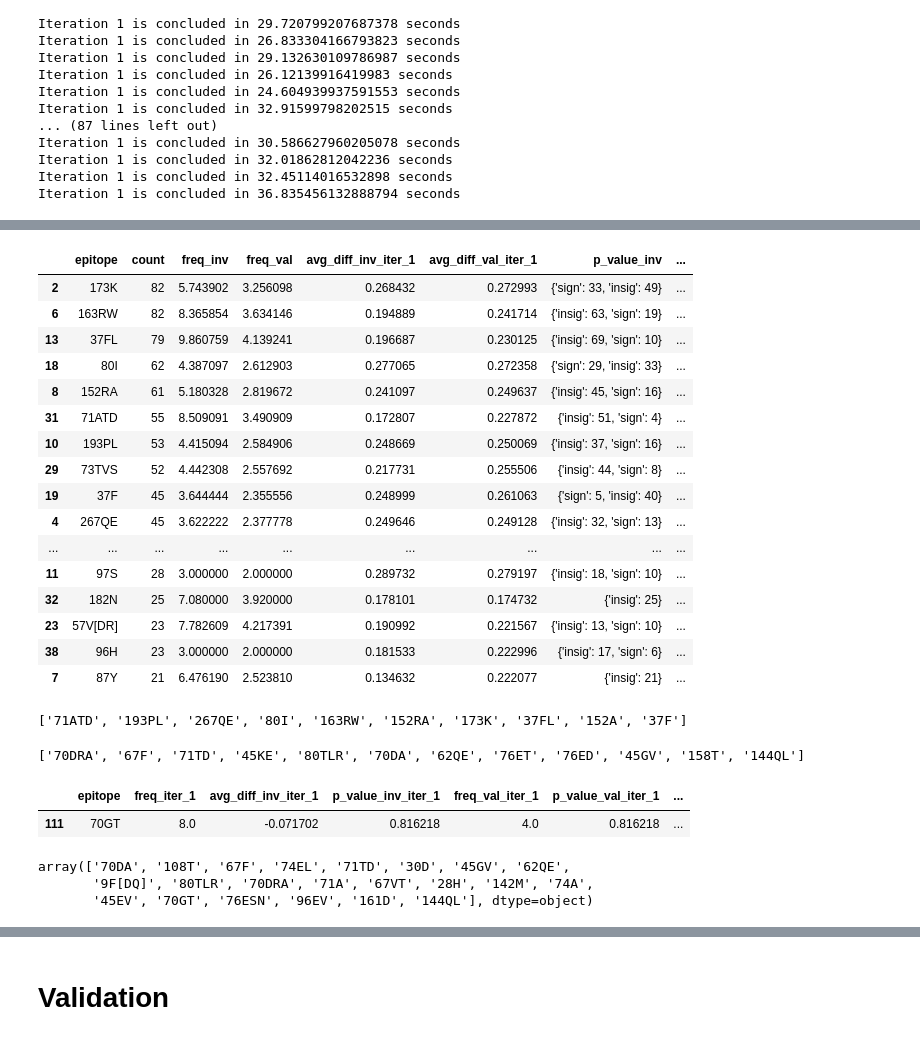
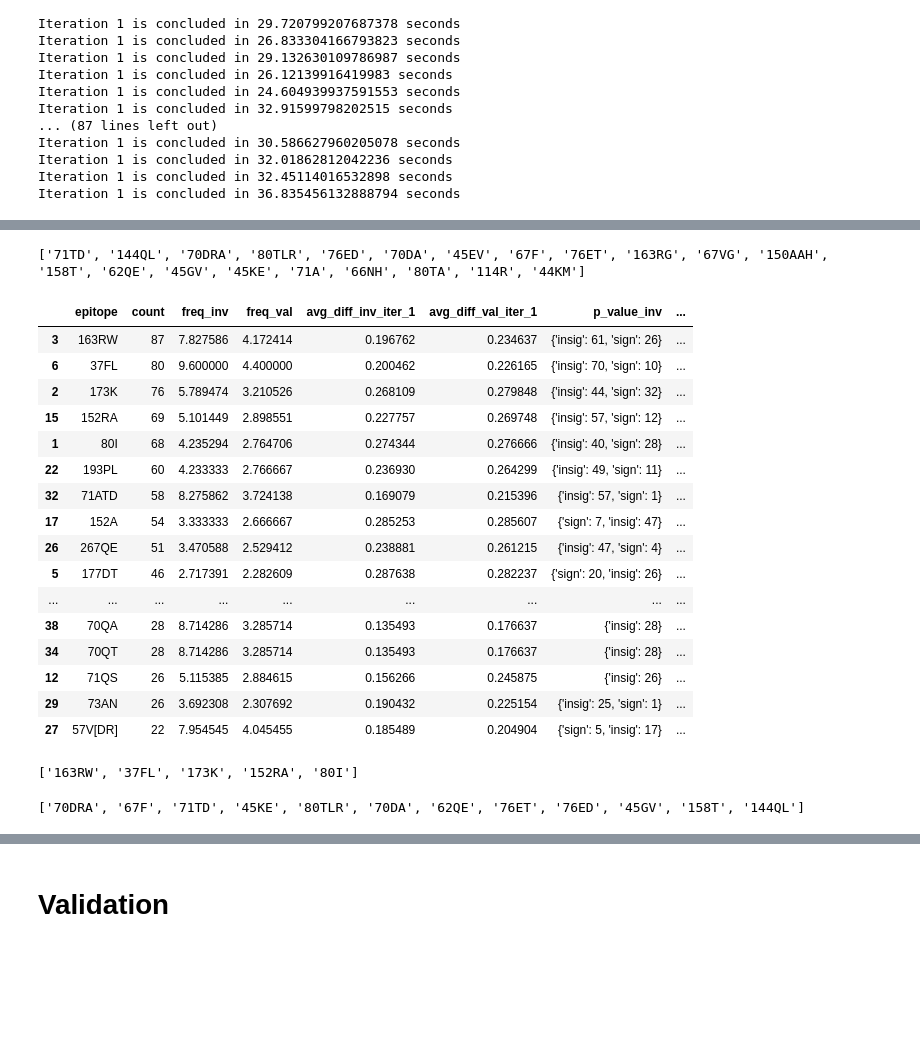
Before and after one commit to umcu-stride/desa_paper, a Jupyter notebook: Notebooks/epitope_relevance/investigation-validation/relevant_epitopes_automation.ipynb, the cells around one changed output, grey strips where cells are left out. Cells and saved outputs as stored; diff of their text form; code cells hidden in the pictures; blank space fills up the shorter version.

Commit message:
updated the new figures for inv/val results

```diff
--- a/Notebooks/epitope_relevance/investigation-validation/relevant_epitopes_automation.ipynb
+++ b/Notebooks/epitope_relevance/investigation-validation/relevant_epitopes_automation.ipynb
@@ -202,14 +202,16 @@ Iteration 1 is concluded in 36.835456132888794 seconds
 # %%
 import pickle
 
+path = '/Users/Danial/Repos/STRIDE/desa_paper/data/results_final.pickle'
+
 # save
-filehandler = open('results_final.pickle', 'wb')
-pickle.dump(res, filehandler)
+# filehandler = open(path, 'wb')
+# pickle.dump(res, filehandler)
 # load
-# fileObj = open('results.pickle', 'rb')
-# res = pickle.load(fileObj)
+fileObj = open(path, 'rb')
+res = pickle.load(fileObj)
 
-# df_res, df_sum = [tup[1] for tup in res], [tup[0] for tup in res]
+df_res, df_sum = [tup[1] for tup in res], [tup[0] for tup in res]
 # %%
 def analyse_results(df, threshold:float, val:bool, output:str, relevance:str):
     if val: # Both investigation & validation
@@ -226,7 +228,7 @@ def analyse_results(df, threshold:float, val:bool, output:str, relevance:str):
 
     return {'df': df_ep, 'epitope': set(df_ep.epitope.tolist())}.get(output)
 # %%
-def analyse_results_ext(dfs, threshold:float, val:bool, relevance:str):
+def analyse_results_ext(dfs, threshold:float, val:bool, relevance:str, p_val=0.2):
     from collections import defaultdict, Counter
     from statistics import mean
     agg_dict = defaultdict(lambda: defaultdict(list))
@@ -243,7 +245,7 @@ def analyse_results_ext(dfs, threshold:float, val:bool, relevance:str):
             else: # threshold should be negative
                 df_ep = df[df.avg_diff_inv_iter_1 < threshold]
         for ep in df_ep.epitope.unique():
-            df_filt = df[df.epitope == ep]
+            df_filt = df_ep[df_ep.epitope == ep]
             agg_dict[ep]['count'].append(1)
             agg_dict[ep]['freq_inv'].append(df_filt['freq_iter_1'].values[0])
             agg_dict[ep]['freq_val'].append(df_filt['freq_val_iter_1'].values[0])
@@ -259,8 +261,8 @@ def analyse_results_ext(dfs, threshold:float, val:bool, relevance:str):
     df_final['freq_val'] = df_final['freq_val'].apply(mean)
     df_final['avg_diff_inv_iter_1'] = df_final['avg_diff_inv_iter_1'].apply(mean)
     df_final['avg_diff_val_iter_1'] = df_final['avg_diff_val_iter_1'].apply(mean)
-    # df_final['p_value_inv'] = df_final['p_value_inv'].apply(lambda x: Counter(['sign' if pval < 0.2 else 'insig' for pval in x]))
-    # df_final['p_value_val'] = df_final['p_value_val'].apply(lambda x: Counter(['sign' if pval < 0.2 else 'insig' for pval in x]))
+    df_final['p_value_inv'] = df_final['p_value_inv'].apply(lambda x: Counter(['sign' if pval < p_val else 'insig' for pval in x]))
+    df_final['p_value_val'] = df_final['p_value_val'].apply(lambda x: Counter(['sign' if pval < p_val else 'insig' for pval in x]))
 
     return df_final.sort_values(by='count', ascending=False)
 # %%
@@ -287,41 +294,33 @@ ep_count_bad_ext
+# %%
+print(ep_count_bad[ep_count_bad['count'].ge(30)].epitope.tolist())
+# %% [output]
+['71TD', '144QL', '70DRA', '80TLR', '76ED', '70DA', '45EV', '67F', '76ET', '163RG', '67VG', '150AAH', '158T', '62QE', '45GV', '45KE', '71A', '66NH', '80TA', '114R', '44KM']
 # %%
-ep_count_good_ext = analyse_results_ext(df_res, +0.1, val=True, relevance='good')
-ep_count_good_ext.head(30)
+ep_count_good = analyse_results_ext(df_res, +0.1, val=True, relevance='good')
+ep_count_good.head(30)
 # %% [output]
 |  | epitope | count | freq_inv | freq_val | avg_diff_inv_iter_1 | avg_diff_val_iter_1 | p_value_inv | ... |
-| 2 | 173K | 82 | 5.743902 | 3.256098 | 0.268432 | 0.272993 | {'sign': 33, 'insig': 49} | ... |
-| 6 | 163RW | 82 | 8.365854 | 3.634146 | 0.194889 | 0.241714 | {'insig': 63, 'sign': 19} | ... |
-| 13 | 37FL | 79 | 9.860759 | 4.139241 | 0.196687 | 0.230125 | {'insig': 69, 'sign': 10} | ... |
-| 18 | 80I | 62 | 4.387097 | 2.612903 | 0.277065 | 0.272358 | {'sign': 29, 'insig': 33} | ... |
-| 8 | 152RA | 61 | 5.180328 | 2.819672 | 0.241097 | 0.249637 | {'insig': 45, 'sign': 16} | ... |
-| 31 | 71ATD | 55 | 8.509091 | 3.490909 | 0.172807 | 0.227872 | {'insig': 51, 'sign': 4} | ... |
-| 10 | 193PL | 53 | 4.415094 | 2.584906 | 0.248669 | 0.250069 | {'insig': 37, 'sign': 16} | ... |
-| 29 | 73TVS | 52 | 4.442308 | 2.557692 | 0.217731 | 0.255506 | {'insig': 44, 'sign': 8} | ... |
-| 19 | 37F | 45 | 3.644444 | 2.355556 | 0.248999 | 0.261063 | {'sign': 5, 'insig': 40} | ... |
-| 4 | 267QE | 45 | 3.622222 | 2.377778 | 0.249646 | 0.249128 | {'insig': 32, 'sign': 13} | ... |
+| 3 | 163RW | 87 | 7.827586 | 4.172414 | 0.196762 | 0.234637 | {'insig': 61, 'sign': 26} | ... |
+| 6 | 37FL | 80 | 9.600000 | 4.400000 | 0.200462 | 0.226165 | {'insig': 70, 'sign': 10} | ... |
+| 2 | 173K | 76 | 5.789474 | 3.210526 | 0.268109 | 0.279848 | {'insig': 44, 'sign': 32} | ... |
+| 15 | 152RA | 69 | 5.101449 | 2.898551 | 0.227757 | 0.269748 | {'insig': 57, 'sign': 12} | ... |
+| 1 | 80I | 68 | 4.235294 | 2.764706 | 0.274344 | 0.276666 | {'insig': 40, 'sign': 28} | ... |
+| 22 | 193PL | 60 | 4.233333 | 2.766667 | 0.236930 | 0.264299 | {'insig': 49, 'sign': 11} | ... |
+| 32 | 71ATD | 58 | 8.275862 | 3.724138 | 0.169079 | 0.215396 | {'insig': 57, 'sign': 1} | ... |
+| 17 | 152A | 54 | 3.333333 | 2.666667 | 0.285253 | 0.285607 | {'sign': 7, 'insig': 47} | ... |
+| 26 | 267QE | 51 | 3.470588 | 2.529412 | 0.238881 | 0.261215 | {'insig': 47, 'sign': 4} | ... |
+| 5 | 177DT | 46 | 2.717391 | 2.282609 | 0.287638 | 0.282237 | {'sign': 20, 'insig': 26} | ... |
 | ... | ... | ... | ... | ... | ... | ... | ... | ... |
-| 11 | 97S | 28 | 3.000000 | 2.000000 | 0.289732 | 0.279197 | {'insig': 18, 'sign': 10} | ... |
-| 32 | 182N | 25 | 7.080000 | 3.920000 | 0.178101 | 0.174732 | {'insig': 25} | ... |
-| 23 | 57V[DR] | 23 | 7.782609 | 4.217391 | 0.190992 | 0.221567 | {'insig': 13, 'sign': 10} | ... |
-| 38 | 96H | 23 | 3.000000 | 2.000000 | 0.181533 | 0.222996 | {'insig': 17, 'sign': 6} | ... |
-| 7 | 87Y | 21 | 6.476190 | 2.523810 | 0.134632 | 0.222077 | {'insig': 21} | ... |
+| 38 | 70QA | 28 | 8.714286 | 3.285714 | 0.135493 | 0.176637 | {'insig': 28} | ... |
+| 34 | 70QT | 28 | 8.714286 | 3.285714 | 0.135493 | 0.176637 | {'insig': 28} | ... |
+| 12 | 71QS | 26 | 5.115385 | 2.884615 | 0.156266 | 0.245875 | {'insig': 26} | ... |
+| 29 | 73AN | 26 | 3.692308 | 2.307692 | 0.190432 | 0.225154 | {'insig': 25, 'sign': 1} | ... |
+| 27 | 57V[DR] | 22 | 7.954545 | 4.045455 | 0.185489 | 0.204904 | {'sign': 5, 'insig': 17} | ... |
 # %%
-print(ep_count_good_df[ep_count_good_df['count'].ge(50)].epitope.tolist())
+print(ep_count_good[ep_count_good['count'].ge(65)].epitope.tolist())
 # %% [output]
-['71ATD', '193PL', '267QE', '80I', '163RW', '152RA', '173K', '37FL', '152A', '37F']
+['163RW', '37FL', '173K', '152RA', '80I']
 # %%
 print(ep_count_bad_df[ep_count_bad_df['count'].ge(30)].epitope.tolist())
 # %% [output]
 ['70DRA', '67F', '71TD', '45KE', '80TLR', '70DA', '62QE', '76ET', '76ED', '45GV', '158T', '144QL']
-# %%
-df_res_f[df_res_f.epitope == '70GT']
-# %% [output]
-|  | epitope | freq_iter_1 | avg_diff_inv_iter_1 | p_value_inv_iter_1 | freq_val_iter_1 | p_value_val_iter_1 | ... |
-| 111 | 70GT | 8.0 | -0.071702 | 0.816218 | 4.0 | 0.816218 | ... |
-# %%
-relevant_desa_inv = df_res[(df_res.avg_diff_early_inv_iter_1 < - 0.10) & (df_res.avg_diff_late_inv_iter_1 < - 0.20)].epitope.values
-relevant_desa_inv
-# %% [output]
-array(['70DA', '108T', '67F', '74EL', '71TD', '30D', '45GV', '62QE',
-       '9F[DQ]', '80TLR', '70DRA', '71A', '67VT', '28H', '142M', '74A',
-       '45EV', '70GT', '76ESN', '96EV', '161D', '144QL'], dtype=object)
```
Also changed, not shown: parts of 14 cells of this notebook, 2 other files.
